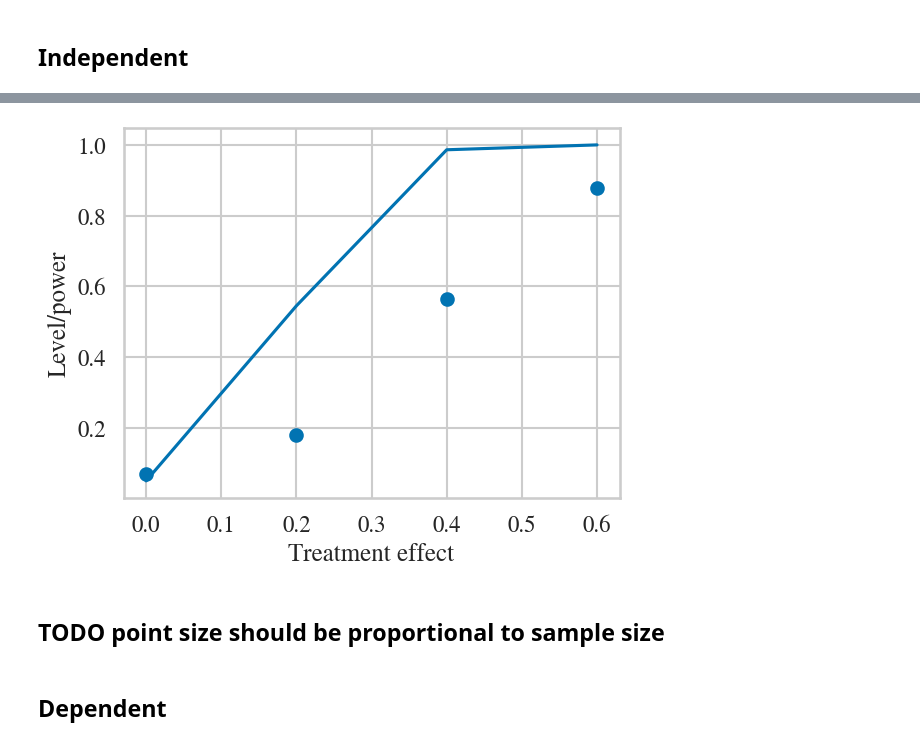
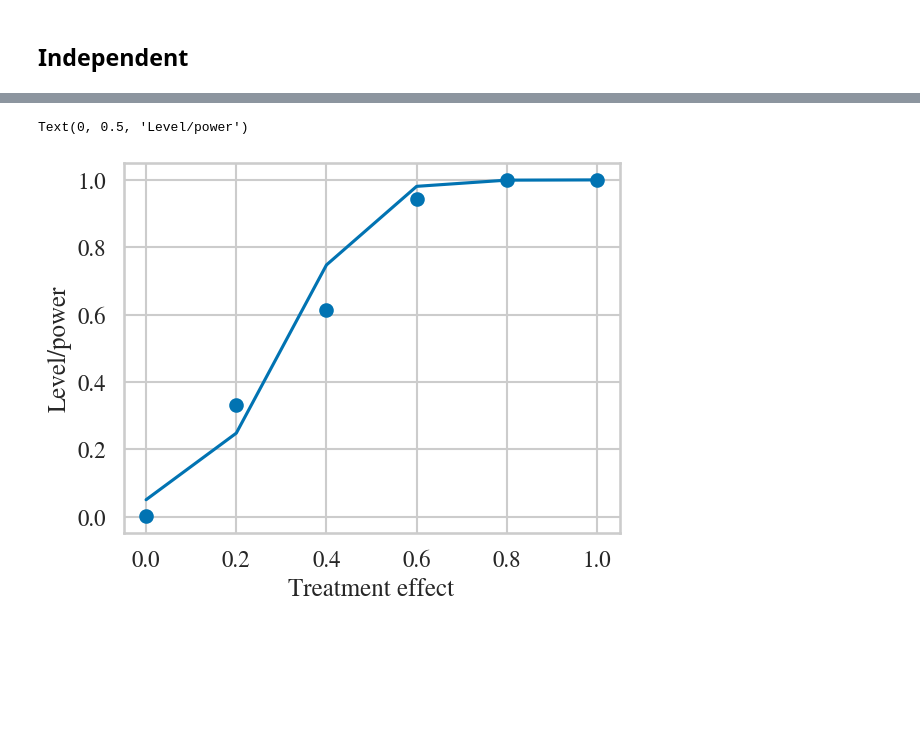
Before and after one commit to aguilloux/HI-VAE_Pytorch, a Jupyter notebook: simulation-theoretical-power.ipynb, the cells around one changed output, grey strips where cells are left out. Saved outputs shown, nothing was run; the diff lists cells and outputs as text; code cells hidden in the pictures; blank space fills up the shorter version.

Commit message:
true univ coeff

```diff
--- a/simulation-theoretical-power.ipynb
+++ b/simulation-theoretical-power.ipynb
@@ -24,4 +26,0 @@ treatment_effect = 0.5
-# %%
-control, treated, types = simulation(beta_features, treatment_effect , n_samples,surv_type = "surv_weibull")
-control = control.drop(columns='treatment')
-treated = treated.drop(columns='treatment')
@@ -59,0 +27,13 @@ types.to_csv(feat_types_file_treated)
+# %%
+n_features_bytype = 6
+n_active_features = 3
+treatment_effect = 0.5
+surv_type = "surv_weibull"
+feature_types_list = ['real','cat']
+treat_effect_list = np.arange(0., 1.1, 0.2)
+coef_init_univ = true_univ_coef(treat_effect_list,
+                                     n_features_bytype = n_features_bytype,
+                                     n_active_features = n_active_features,
+                                     feature_types_list = feature_types_list,
+                                     surv_type = surv_type,
+                                     shape_T = 2, shape_C = 2, scale_C = 6., scale_C_indep = 4.5)
@@ -178,13 +127,14 @@ results.groupby("treat_coef").mean()
 # %%
 alpha = 0.05
 expected_power = []
-for j in np.arange(alphas.shape[0]):
-    treatment_effect = alphas[j]
+for j in np.arange(treat_effect_list.shape[0]):
+    treatment_effect = treat_effect_list[j]
     Dc = results.groupby("treat_coef").mean()["D_control"].to_numpy()[j]
     Dt = results.groupby("treat_coef").mean()["D_treated"].to_numpy()[j]
     #powe = norm.cdf(np.sqrt( D * p_treated * (1 - p_treated)) * np.abs(treatment_effect) - norm.ppf(1-alpha/2))
     #powe = norm.cdf(np.sqrt( D * p_treated * p_treated * () / (1 + p_treated)) * (1-np.exp( np.abs(treatment_effect)) - norm.ppf(1-alpha/2))
-    powe = cpower(Dc , Dt , treatment_effect ,alpha)
+
+    powe = cpower(Dc , Dt , coef_init_univ[j] ,alpha)
     expected_power.append(powe)
         #norm.cdf(np.sqrt( D * p_treated * (1 - p_treated)) * np.abs(treatment_effect)  - norm.ppf(1 - alpha)))
 # %%
@@ -199,13 +149,9 @@ results[results["reject_H0_init"] ==  False].groupby(["treat_coef"]).mean()
 # %%
 puiss_init = results.groupby("treat_coef").mean()["reject_H0_init"].to_numpy()
-plt.scatter(alphas,puiss_init,label = "All init.")
-plt.plot(alphas,expected_power,label = "Expected level/power")
+plt.scatter(treat_effect_list,puiss_init,label = "All init.")
+plt.plot(treat_effect_list,expected_power,label = "Expected level/power")
 plt.xlabel("Treatment effect")
 plt.ylabel("Level/power")
-plt.savefig("./dataset/" + dataset_name + "/results_independent_n_samples_" + str(n_samples) + "n_features_bytype_" + str(n_features_bytype) + ".jpeg")
 # %% [output]
+Text(0, 0.5, 'Level/power')
-[figure, old version]
+[figure, new version]
-# %% [markdown]
-## TODO point size should be proportional to sample size
-# %% [markdown]
-## Dependent
```
Also changed, not shown: parts of 23 cells of this notebook, 1 other file.
